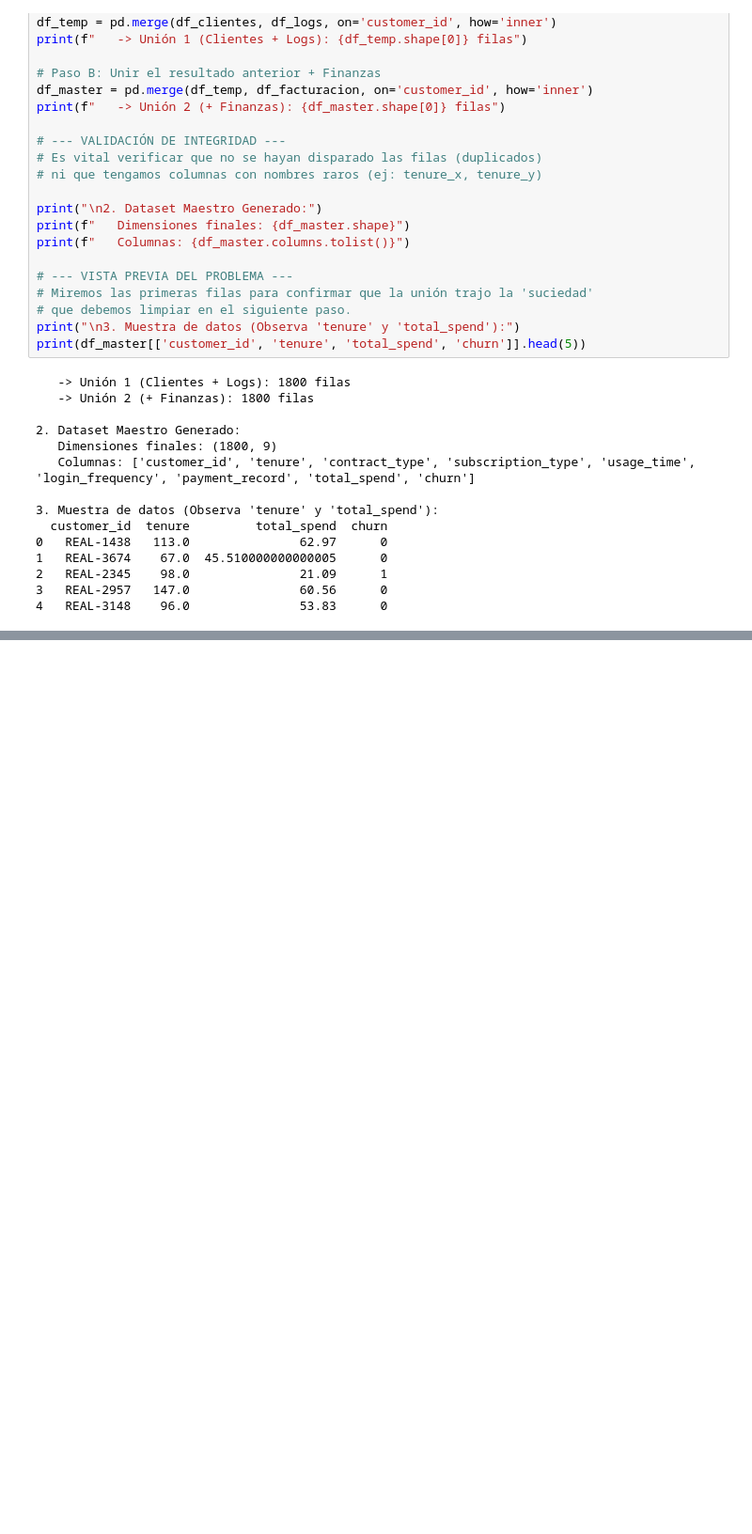
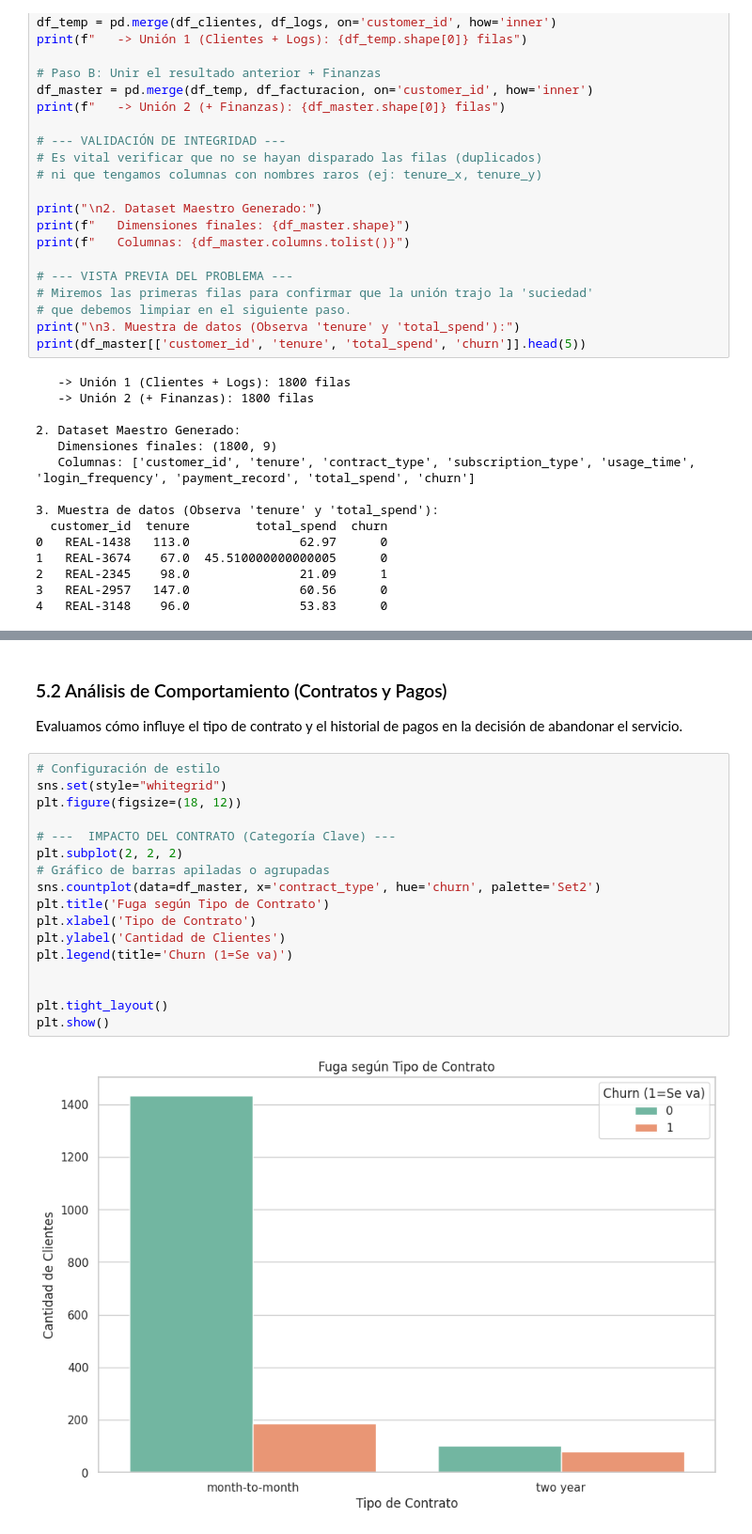
Before and after one commit to JoseLuisRiveros/ChurnInsight, a Jupyter notebook: Proyecto_2_ChurnInsight_Predicci_n_de_Cancelaci_n_de_Clientes_grupo_H12_25_L_Equipo_11_Data_Science.ipynb, the cells around one changed output, grey strips where cells are left out. Shown at 94% size. Drawn from its saved outputs; the diff is of its cells as text; blank space fills up the shorter version.

```diff
--- a/Proyecto_2_ChurnInsight_Predicci_n_de_Cancelaci_n_de_Clientes_grupo_H12_25_L_Equipo_11_Data_Science.ipynb
+++ b/Proyecto_2_ChurnInsight_Predicci_n_de_Cancelaci_n_de_Clientes_grupo_H12_25_L_Equipo_11_Data_Science.ipynb
@@ -165,0 +611,22 @@ Las columnas seleccionadas son las siguientes:
+# %% [markdown]
+### 5.2 Análisis de Comportamiento (Contratos y Pagos)
+Evaluamos cómo influye el tipo de contrato y el historial de pagos en la decisión de abandonar el servicio.
+# %%
+# Configuración de estilo
+sns.set(style="whitegrid")
+plt.figure(figsize=(18, 12))
+
+# ---  IMPACTO DEL CONTRATO (Categoría Clave) ---
+plt.subplot(2, 2, 2)
+# Gráfico de barras apiladas o agrupadas
+sns.countplot(data=df_master, x='contract_type', hue='churn', palette='Set2')
+plt.title('Fuga según Tipo de Contrato')
+plt.xlabel('Tipo de Contrato')
+plt.ylabel('Cantidad de Clientes')
+plt.legend(title='Churn (1=Se va)')
+
+
+plt.tight_layout()
+plt.show()
+# %% [output]
+[figure, added]
```
Also changed, not shown: parts of 81 cells of this notebook.
